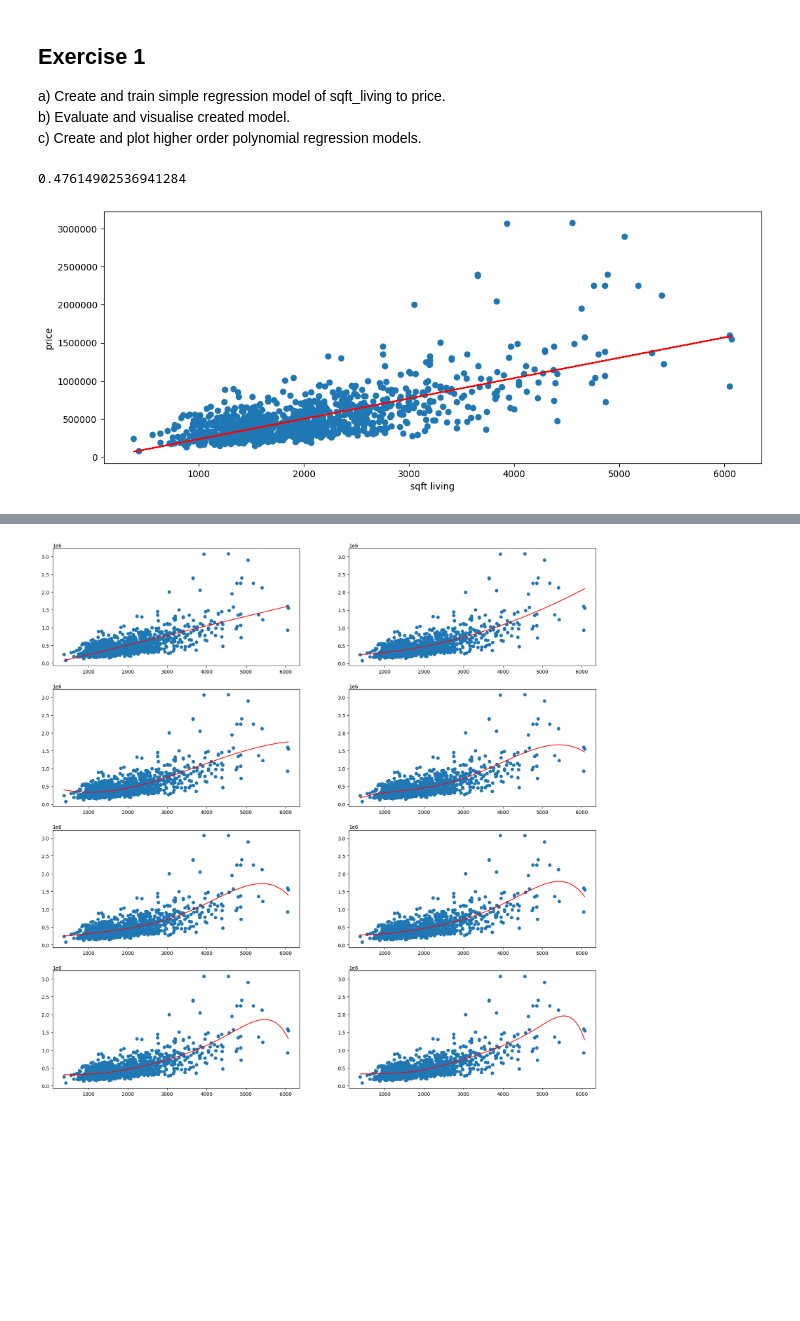
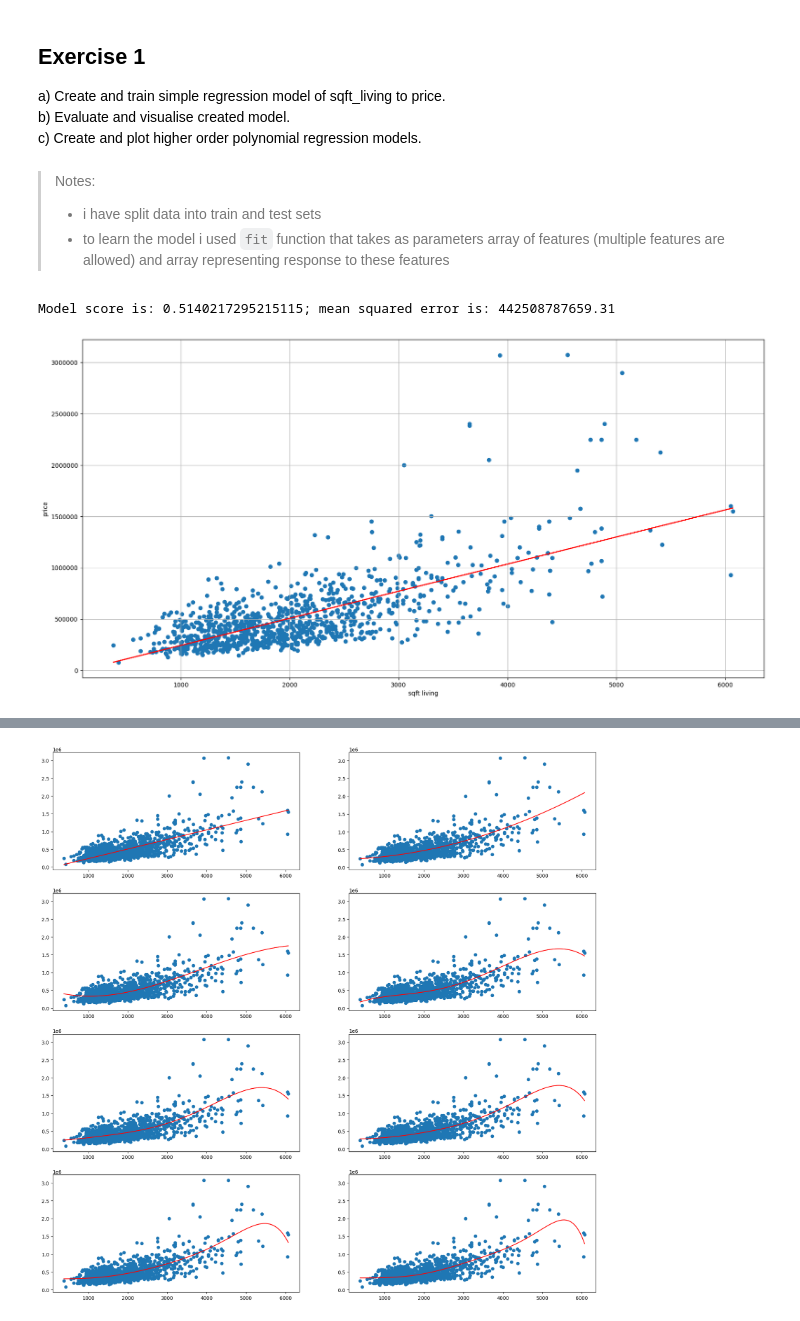
Before and after one commit to Shintenza/data-science-lectures, a Jupyter notebook: task_2/assignment_2.ipynb, the cells around one changed output, grey strips where cells are left out. Cells and saved outputs as stored; diff of their text form; code cells hidden in the pictures; blank space fills up the shorter version.

```diff
--- a/task_2/assignment_2.ipynb
+++ b/task_2/assignment_2.ipynb
@@ -22,20 +22,27 @@ X_train, X_test, y_train, y_test = train_test_split(x, y, test_size=0.1)
 
 model = LinearRegression().fit(X_train, y_train)
 #Hint: .fit()
+# %% [markdown]
+> Notes:
+> - i have split data into train and test sets
+> - to learn the model i used `fit` function that takes as parameters array of features (multiple features are allowed) and array representing response to these features
 # %%
 #b)
 
 #Your code:
-fig, ax = plt.subplots(figsize=(13,5))
+fig, ax = plt.subplots(figsize=(20,10))
 ax.set_xlabel('sqft living')
 ax.set_ylabel('price')
 ax.ticklabel_format(style='plain')
 ax.plot(x, (x*model.coef_ + model.intercept_), 'r')
 ax.scatter(x,y)
+ax.grid()
 
 
-model.score(X_test, y_test)
+model_score = model.score(X_test, y_test)
+mse = mean_squared_error(X_test, y_test)
+print(f'Model score is: {model_score}; mean squared error is: {mse}')
 #Hint: model.predict(), model.intercept_,  model.coef_, model.score()
 # %% [output]
-0.47614902536941284
+Model score is: 0.5140217295215115; mean squared error is: 442508787659.31
-[figure, old version]
+[figure, new version]
```
Also changed, not shown: parts of 13 cells of this notebook.
